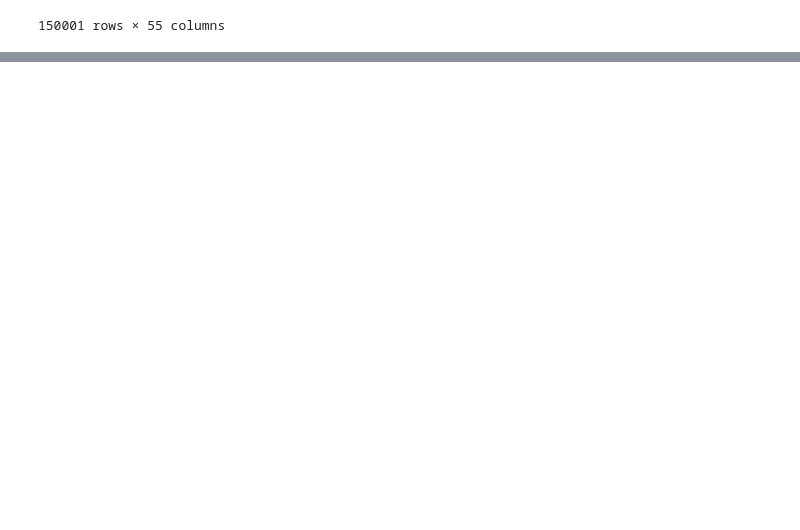
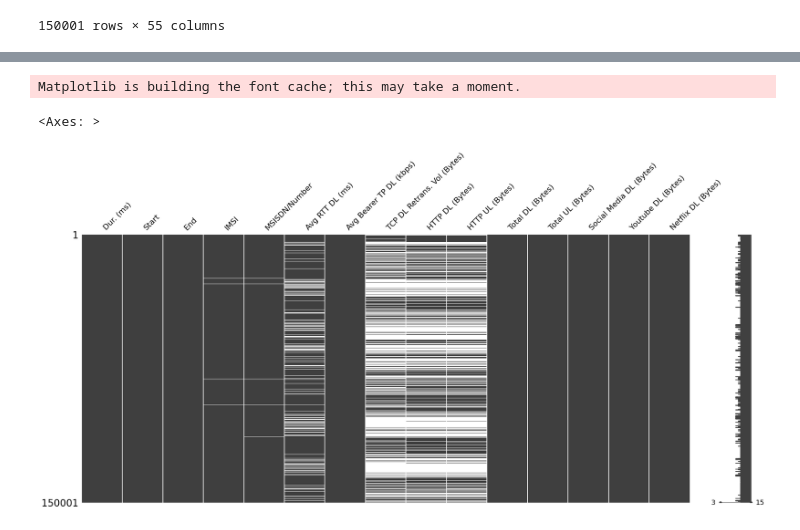
Before and after one commit to Begizew2112/kifiyaAIMweek-2, a Jupyter notebook: notebooks/postgres_load.ipynb, the cells around one changed output, grey strips where cells are left out. Drawn from its saved outputs; the diff is of its cells as text; code cells hidden in the pictures; blank space fills up the shorter version.

Commit message:
clean the raw data

```diff
--- a/notebooks/postgres_load.ipynb
+++ b/notebooks/postgres_load.ipynb
@@ -35,0 +42,15 @@ df
+# %%
+#select the most necessary columns from the given data
+# List of columns to keep
+columns_to_keep = [
+    'Dur. (ms)', 'Start', 'End', 'IMSI', 'MSISDN/Number',
+    'Avg RTT DL (ms)', 'Avg Bearer TP DL (kbps)', 'TCP DL Retrans. Vol (Bytes)',
+    'HTTP DL (Bytes)', 'HTTP UL (Bytes)', 'Total DL (Bytes)', 'Total UL (Bytes)',
+    'Social Media DL (Bytes)', 'Youtube DL (Bytes)', 'Netflix DL (Bytes)'
+]
+
+# Drop columns not in the list of columns to keep
+data_cleaned = df[columns_to_keep]
+
+# # Save the cleaned data
+# data_cleaned.to_csv('cleaned_data_file.csv', index=False)
@@ -35,0 +80,7 @@ df
+# %%
+import missingno as msno
+msno.matrix(data_cleaned)
+# %% [output]
+Matplotlib is building the font cache; this may take a moment.
+<Axes: >
+[figure, added]
```
Also changed, not shown: parts of 10 cells of this notebook.
